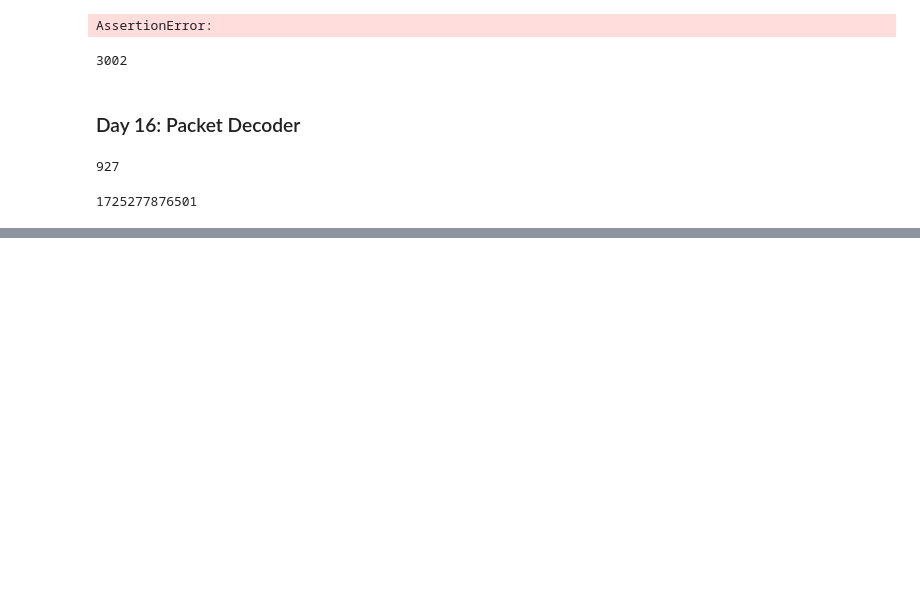
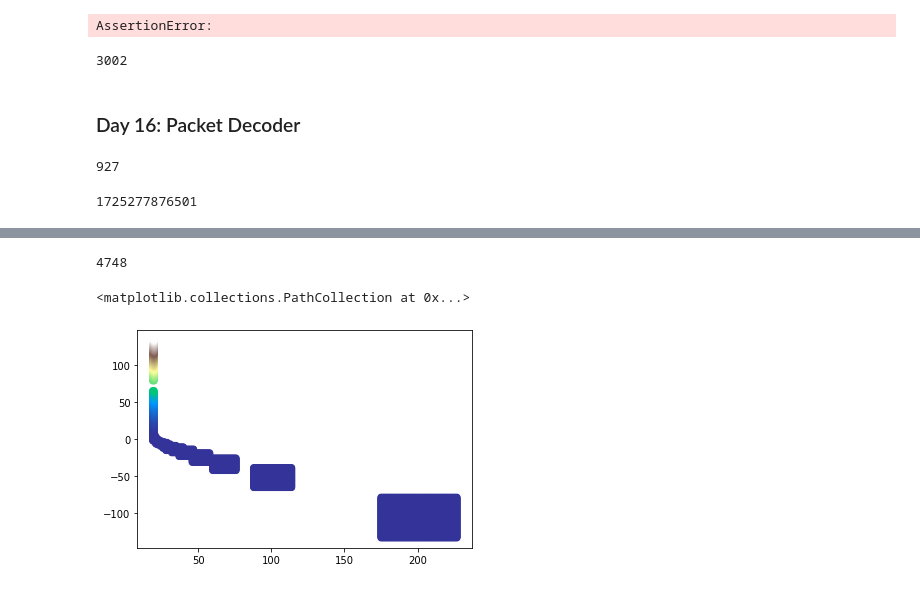
Before and after one commit to jo25425/advent_of_code, a Jupyter notebook: Advent of Code 2.ipynb, the cells around one changed output, grey strips where cells are left out. Cells and saved outputs as stored; diff of their text form; code cells hidden in the pictures; blank space fills up the shorter version.

Commit message:
I know it's not the right way... but visualising informs guesses. And I did scribble some maths.

```diff
--- a/Advent of Code 2.ipynb
+++ b/Advent of Code 2.ipynb
@@ -481,0 +484,10 @@ evaluate_packet_value(parse_packet(hex_to_bin(bits_transmission))[0])
+# %%
+import re
+
+def parse_target(s):
+    pat = 'target area: x=(?P<x_start>-?\d+)\.\.(?P<x_end>-?\d+), y=(?P<y_start>-?\d+)\.\.(?P<y_end>-?\d+)'
+    t = re.match(pat, s).groupdict()
+    return {k: int(p) for k, p in t.items()}
+
+target1 = parse_target('target area: x=20..30, y=-10..-5')
+target1
@@ -481,0 +527,12 @@ evaluate_packet_value(parse_packet(hex_to_bin(bits_transmission))[0])
+# %%
+target2 = parse_target('target area: x=175..227, y=-134..-79')
+
+best_velocities = []
+for v_x0 in range(10, 50):
+    for v_y0 in range(90, 150):
+        height_achieved = launch_probe(v_x0, v_y0, target2, max_steps=500)
+        if height_achieved is not None:
+            best_velocities.append(((v_x0, v_y0), height_achieved))
+
+for v, h in sorted(best_velocities, key=lambda p: -p[1])[:10]:
+    print(f'Velocity {v[0]},{v[1]} ==> {h}')
@@ -481,0 +552,26 @@ evaluate_packet_value(parse_packet(hex_to_bin(bits_transmission))[0])
+# %%
+import matplotlib.pyplot as plt
+from matplotlib import colors
+import numpy as np
+
+v, x, y, z = [], [], [], []
+for v_x0 in range(1, 250):
+    y_range = ((-60, 300) if v_x0 < 22 else
+               (-100, 10) if v_x0 < 50 else
+               (-130, -15) if v_x0 < 160 else
+               (-135, -50) if v_x0 < 210 else
+               (-140, 0))
+    for v_y0 in range(*y_range):
+        height_achieved = launch_probe(v_x0, v_y0, target2, max_steps=800)
+        if height_achieved is not None:
+            x.append(v_x0)
+            y.append(v_y0)
+            v.append((v_x0, v_y0))
+            z.append(height_achieved)
+
+print(len(z))
+plt.scatter(x, y, c=z, cmap='terrain')
+# %% [output]
+4748
+<matplotlib.collections.PathCollection at 0x...>
+[figure, added]
```
Also changed, not shown: parts of 5 cells of this notebook.
